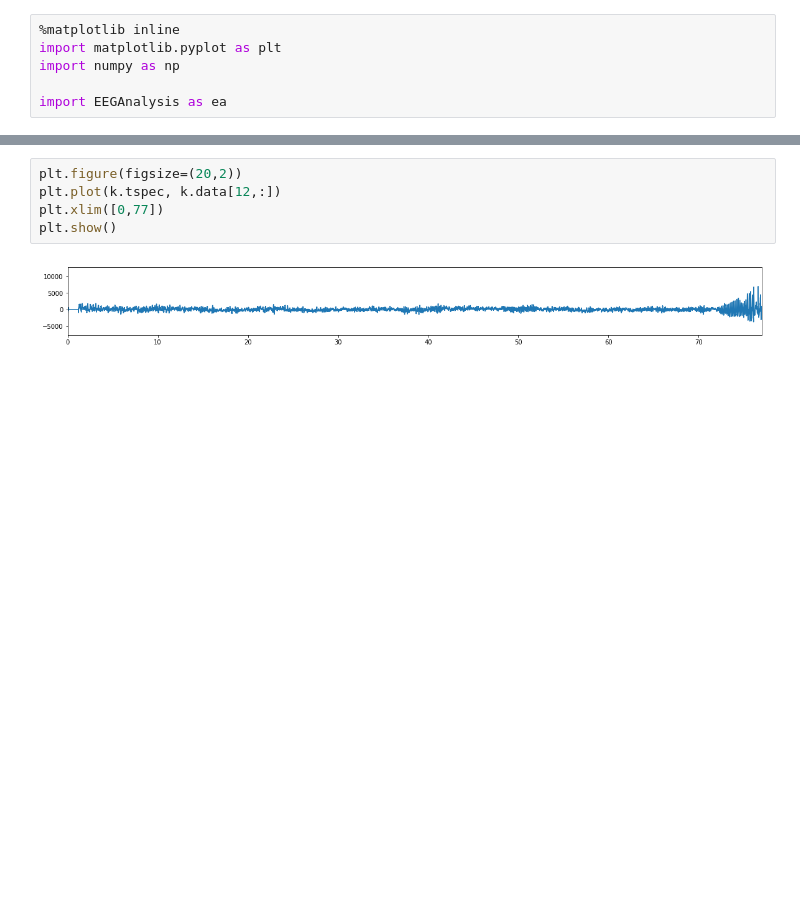
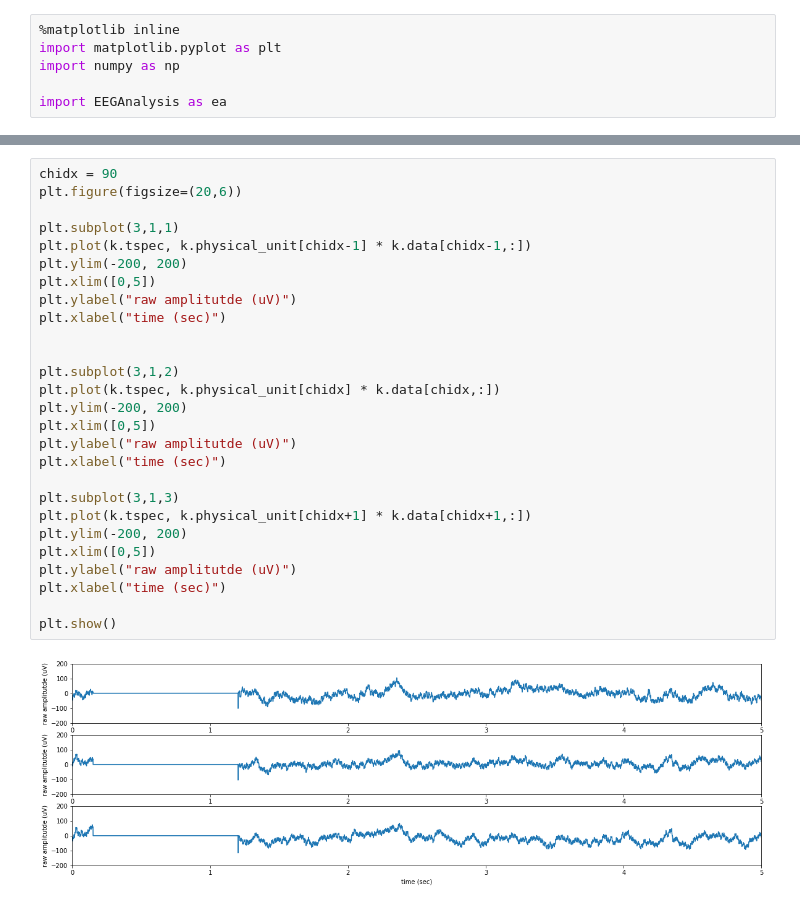
Before and after one commit to ZhangJiayiLab/EEGAnalysis, a Jupyter notebook: EDF_reader.ipynb, the cells around one changed output, grey strips where cells are left out. Saved outputs shown, nothing was run; the diff lists cells and outputs as text; blank space fills up the shorter version.

```diff
--- a/EDF_reader.ipynb
+++ b/EDF_reader.ipynb
@@ -13,7 +13,29 @@ Wall time: 228 ms
-# %%
-plt.figure(figsize=(20,2))
-plt.plot(k.tspec, k.data[12,:])
-plt.xlim([0,77])
-plt.show()
-# %% [output]
-[figure, removed]
+# %%
+chidx = 90
+plt.figure(figsize=(20,6))
+
+plt.subplot(3,1,1)
+plt.plot(k.tspec, k.physical_unit[chidx-1] * k.data[chidx-1,:])
+plt.ylim(-200, 200)
+plt.xlim([0,5])
+plt.ylabel("raw amplitutde (uV)")
+plt.xlabel("time (sec)")
+
+
+plt.subplot(3,1,2)
+plt.plot(k.tspec, k.physical_unit[chidx] * k.data[chidx,:])
+plt.ylim(-200, 200)
+plt.xlim([0,5])
+plt.ylabel("raw amplitutde (uV)")
+plt.xlabel("time (sec)")
+
+plt.subplot(3,1,3)
+plt.plot(k.tspec, k.physical_unit[chidx+1] * k.data[chidx+1,:])
+plt.ylim(-200, 200)
+plt.xlim([0,5])
+plt.ylabel("raw amplitutde (uV)")
+plt.xlabel("time (sec)")
+
+plt.show()
+# %% [output]
+[figure, added]
```
Also changed, not shown: parts of 6 cells of this notebook, 5 other files.
